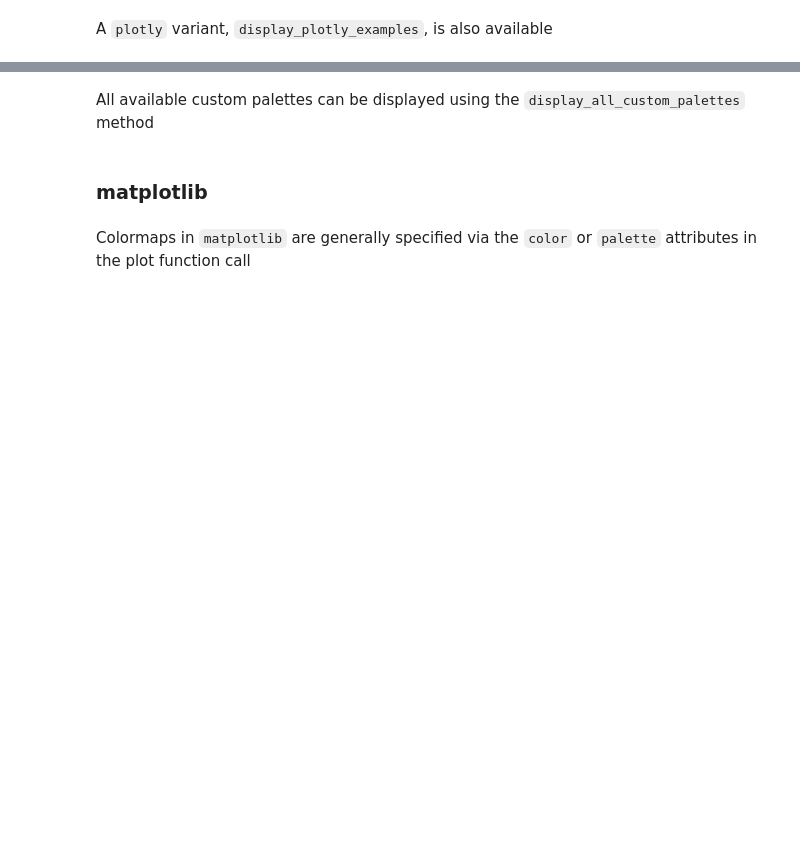
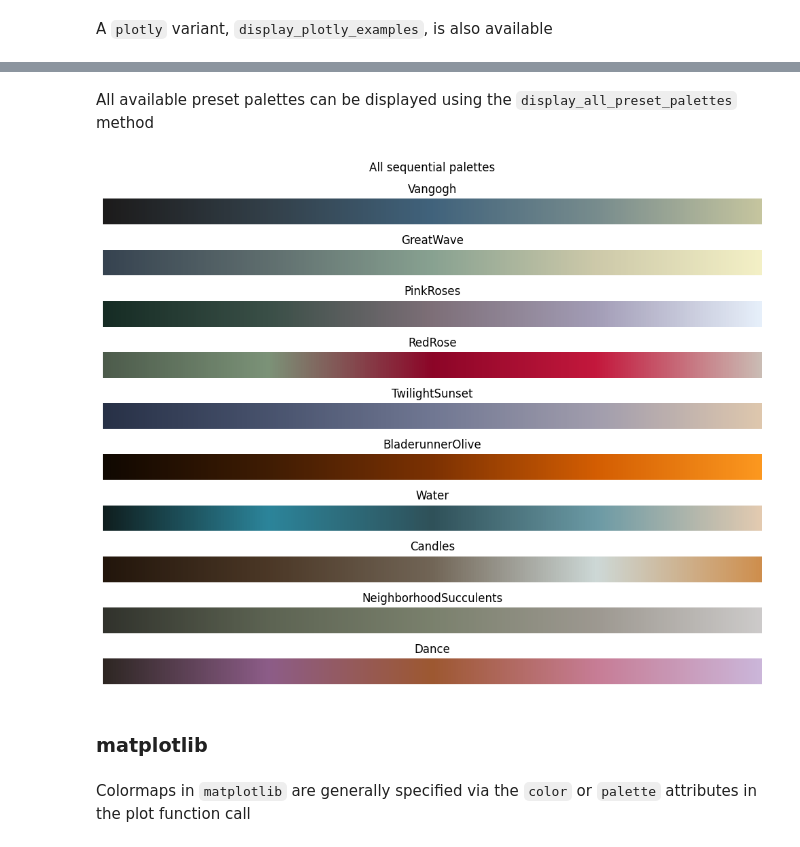
Before and after one commit to sansona/palettecleanse, a Jupyter notebook: usage.ipynb, the cells around one changed output, grey strips where cells are left out. Cells and saved outputs as stored; diff of their text form; code cells hidden in the pictures; blank space fills up the shorter version.

Commit message:
Renamed custom -> preset

```diff
--- a/usage.ipynb
+++ b/usage.ipynb
@@ -52,7 +60,9 @@ presets.TwilightSunset.display_all_palettes()
 # %% [markdown]
-All available custom palettes can be displayed using the `display_all_custom_palettes` method
+All available preset palettes can be displayed using the `display_all_preset_palettes` method
 # %%
-presets.display_all_custom_palettes('sequential')
+presets.display_all_preset_palettes('sequential')
+# %% [output]
+[figure, added]
 # %% [markdown]
 ### matplotlib
 # %% [markdown]
```
Also changed, not shown: parts of 11 cells of this notebook, 4 other files.
